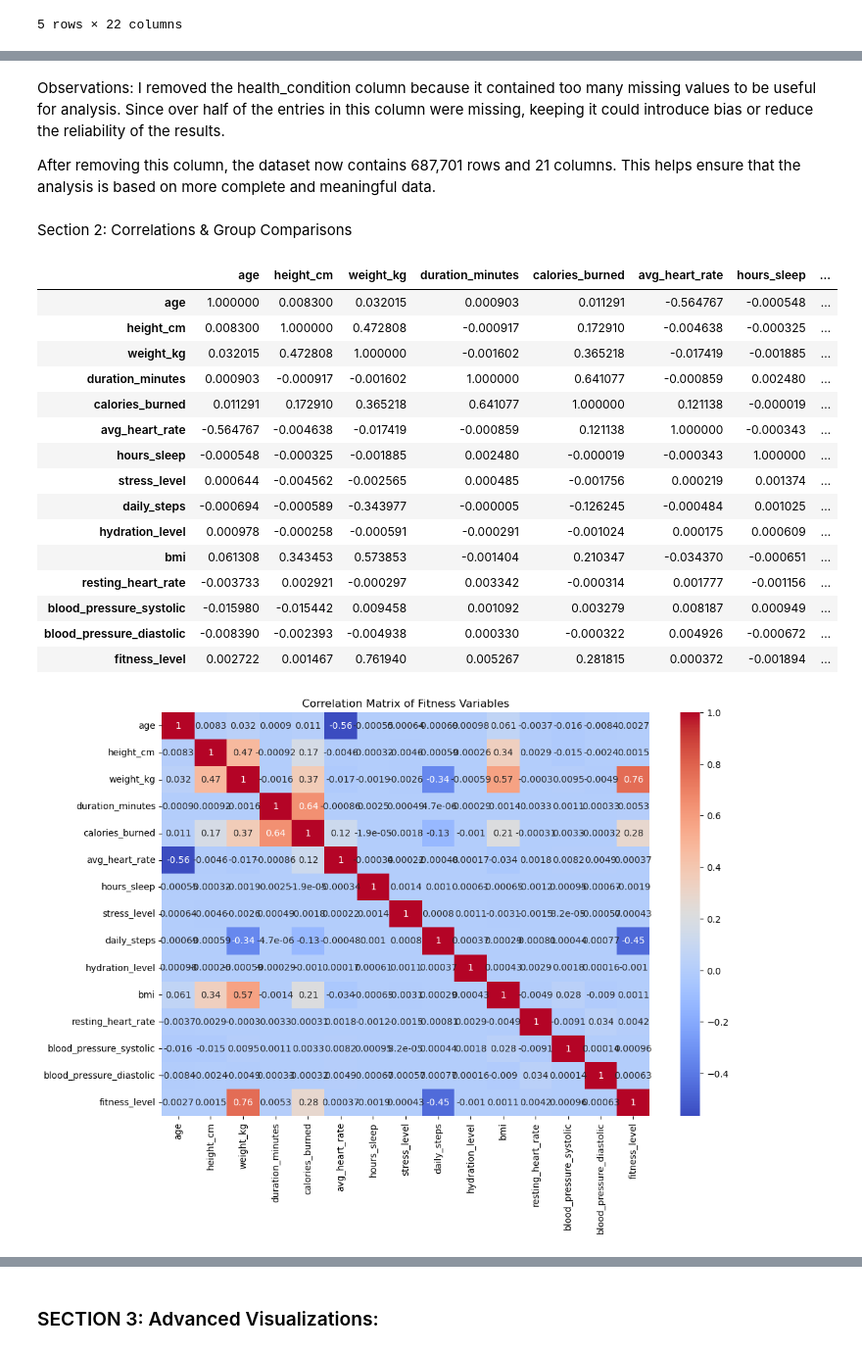
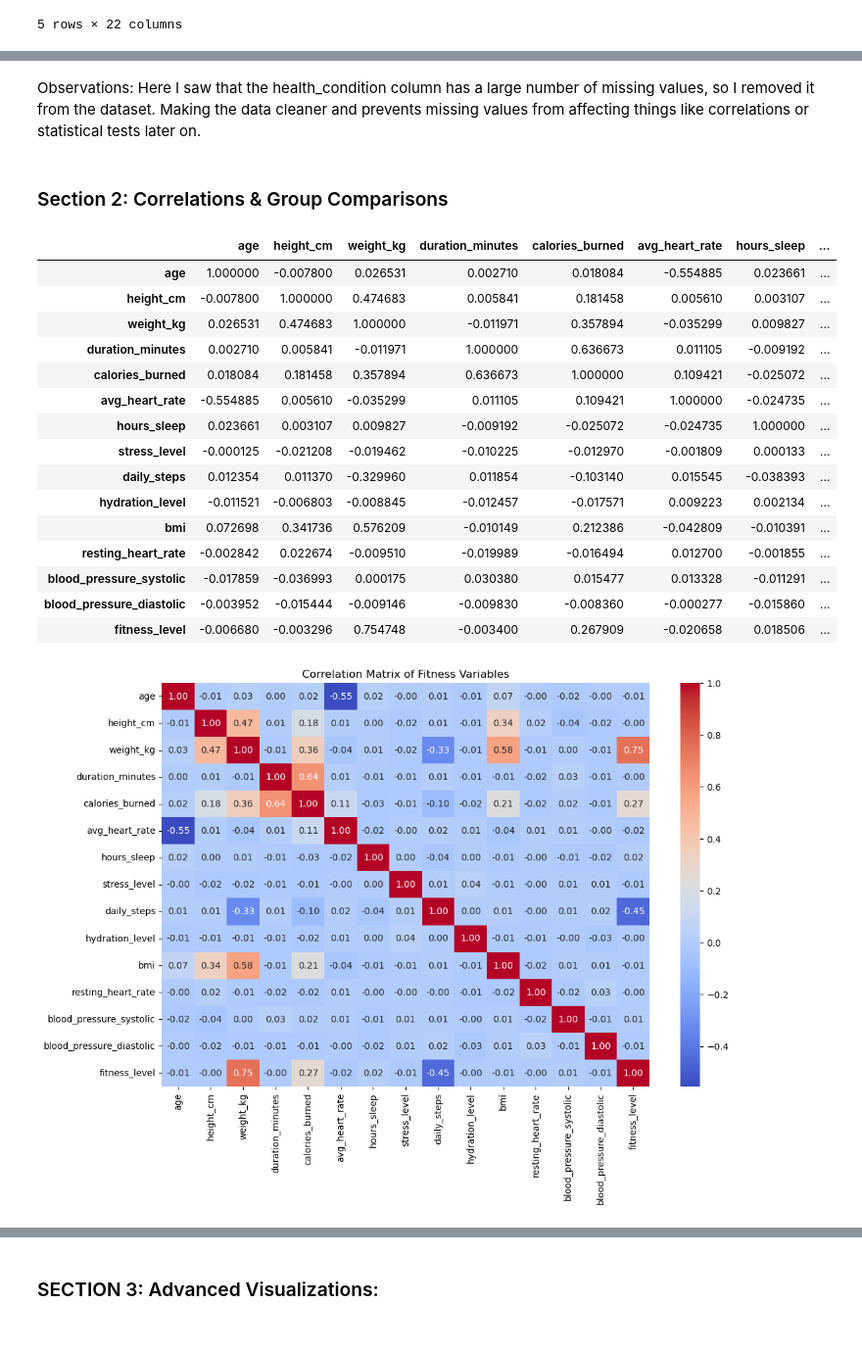
Before and after one commit to Salmanza1/Anjos-elements-of-computing-ii, a Jupyter notebook: Portfolio 1/fitness_eda.ipynb, the cells around one changed output, grey strips where cells are left out. Shown at 98% size. Drawn from its saved outputs; the diff is of its cells as text; code cells hidden in the pictures.

```diff
--- a/Portfolio 1/fitness_eda.ipynb
+++ b/Portfolio 1/fitness_eda.ipynb
@@ -32,0 +29,6 @@ df.head()
+# %%
+# Where 'll Create a random sample of 5000 rows for analysis
+df_sample = df.sample(n=5000, random_state=42)
+
+# Where I'll Check the shape of the dataset
+df_sample.shape
@@ -33,3 +111,3 @@ df.head()
 # %%
-#Where Ill check the number of rows and columsn in the dataset
-df.shape
+# drop the column with lots of missing values
+df_sample = df_sample.drop(columns=["health_condition"])
@@ -133,39 +114,37 @@ Index(['participant_id', 'date', 'age', 'gender', 'height_cm', 'weight_kg',
 # %% [markdown]
 Observations:
-I removed the health_condition column because it contained too many missing values to be useful for analysis. Since over half of the entries in this column were missing, keeping it could introduce bias or reduce the reliability of the results.
-
-After removing this column, the dataset now contains 687,701 rows and 21 columns. This helps ensure that the analysis is based on more complete and meaningful data.
+Here I saw that the health_condition column has a large number of missing values, so I removed it from the dataset. Making the data cleaner and prevents missing values from affecting things like correlations or statistical tests later on.
 # %% [markdown]
-Section 2: Correlations & Group Comparisons
+### Section 2: Correlations & Group Comparisons
 # %%
-#Dye to the dataset having over 680,000 rowos I cwill create a smaller random sample of 10,000 rows to make it easier to work with.
-corr_matrix = df.drop(columns=["participant_id"]).corr(numeric_only=True)
+# correlation matrix
+corr_matrix = df_sample.drop(columns=["participant_id"]).corr(numeric_only=True)
 
 corr_matrix
 # %% [output]
 |  | age | height_cm | weight_kg | duration_minutes | calories_burned | avg_heart_rate | hours_sleep | ... |
-| age | 1.000000 | 0.008300 | 0.032015 | 0.000903 | 0.011291 | -0.564767 | -0.000548 | ... |
-| height_cm | 0.008300 | 1.000000 | 0.472808 | -0.000917 | 0.172910 | -0.004638 | -0.000325 | ... |
-| weight_kg | 0.032015 | 0.472808 | 1.000000 | -0.001602 | 0.365218 | -0.017419 | -0.001885 | ... |
-| duration_minutes | 0.000903 | -0.000917 | -0.001602 | 1.000000 | 0.641077 | -0.000859 | 0.002480 | ... |
-| calories_burned | 0.011291 | 0.172910 | 0.365218 | 0.641077 | 1.000000 | 0.121138 | -0.000019 | ... |
-| avg_heart_rate | -0.564767 | -0.004638 | -0.017419 | -0.000859 | 0.121138 | 1.000000 | -0.000343 | ... |
-| hours_sleep | -0.000548 | -0.000325 | -0.001885 | 0.002480 | -0.000019 | -0.000343 | 1.000000 | ... |
-| stress_level | 0.000644 | -0.004562 | -0.002565 | 0.000485 | -0.001756 | 0.000219 | 0.001374 | ... |
-| daily_steps | -0.000694 | -0.000589 | -0.343977 | -0.000005 | -0.126245 | -0.000484 | 0.001025 | ... |
-| hydration_level | 0.000978 | -0.000258 | -0.000591 | -0.000291 | -0.001024 | 0.000175 | 0.000609 | ... |
-| bmi | 0.061308 | 0.343453 | 0.573853 | -0.001404 | 0.210347 | -0.034370 | -0.000651 | ... |
-| resting_heart_rate | -0.003733 | 0.002921 | -0.000297 | 0.003342 | -0.000314 | 0.001777 | -0.001156 | ... |
-| blood_pressure_systolic | -0.015980 | -0.015442 | 0.009458 | 0.001092 | 0.003279 | 0.008187 | 0.000949 | ... |
-| blood_pressure_diastolic | -0.008390 | -0.002393 | -0.004938 | 0.000330 | -0.000322 | 0.004926 | -0.000672 | ... |
-| fitness_level | 0.002722 | 0.001467 | 0.761940 | 0.005267 | 0.281815 | 0.000372 | -0.001894 | ... |
+| age | 1.000000 | -0.007800 | 0.026531 | 0.002710 | 0.018084 | -0.554885 | 0.023661 | ... |
+| height_cm | -0.007800 | 1.000000 | 0.474683 | 0.005841 | 0.181458 | 0.005610 | 0.003107 | ... |
+| weight_kg | 0.026531 | 0.474683 | 1.000000 | -0.011971 | 0.357894 | -0.035299 | 0.009827 | ... |
+| duration_minutes | 0.002710 | 0.005841 | -0.011971 | 1.000000 | 0.636673 | 0.011105 | -0.009192 | ... |
+| calories_burned | 0.018084 | 0.181458 | 0.357894 | 0.636673 | 1.000000 | 0.109421 | -0.025072 | ... |
+| avg_heart_rate | -0.554885 | 0.005610 | -0.035299 | 0.011105 | 0.109421 | 1.000000 | -0.024735 | ... |
+| hours_sleep | 0.023661 | 0.003107 | 0.009827 | -0.009192 | -0.025072 | -0.024735 | 1.000000 | ... |
+| stress_level | -0.000125 | -0.021208 | -0.019462 | -0.010225 | -0.012970 | -0.001809 | 0.000133 | ... |
+| daily_steps | 0.012354 | 0.011370 | -0.329960 | 0.011854 | -0.103140 | 0.015545 | -0.038393 | ... |
+| hydration_level | -0.011521 | -0.006803 | -0.008845 | -0.012457 | -0.017571 | 0.009223 | 0.002134 | ... |
+| bmi | 0.072698 | 0.341736 | 0.576209 | -0.010149 | 0.212386 | -0.042809 | -0.010391 | ... |
+| resting_heart_rate | -0.002842 | 0.022674 | -0.009510 | -0.019989 | -0.016494 | 0.012700 | -0.001855 | ... |
+| blood_pressure_systolic | -0.017859 | -0.036993 | 0.000175 | 0.030380 | 0.015477 | 0.013328 | -0.011291 | ... |
+| blood_pressure_diastolic | -0.003952 | -0.015444 | -0.009146 | -0.009830 | -0.008360 | -0.000277 | -0.015860 | ... |
+| fitness_level | -0.006680 | -0.003296 | 0.754748 | -0.003400 | 0.267909 | -0.020658 | 0.018506 | ... |
 # %%
-# Computing correlations between all numerical variables
+# heatmap of correlations
 plt.figure(figsize=(12,8))
-sns.heatmap(corr_matrix, annot=True, cmap="coolwarm")
+sns.heatmap(corr_matrix, annot=True, cmap="coolwarm", fmt=".2f")
 plt.title("Correlation Matrix of Fitness Variables")
 plt.show()
 # %% [output]
-[figure, old version]
+[figure, new version]
 # %% [markdown]
 Observations:
```
Also changed, not shown: parts of 44 cells of this notebook, 19 other files.
